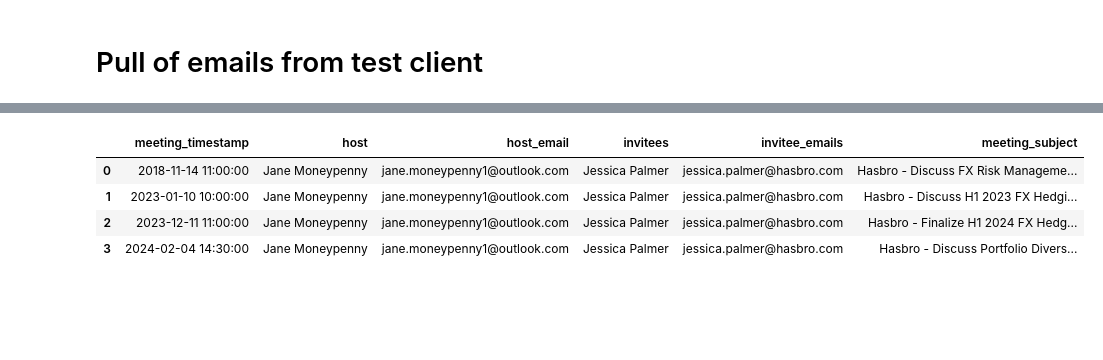
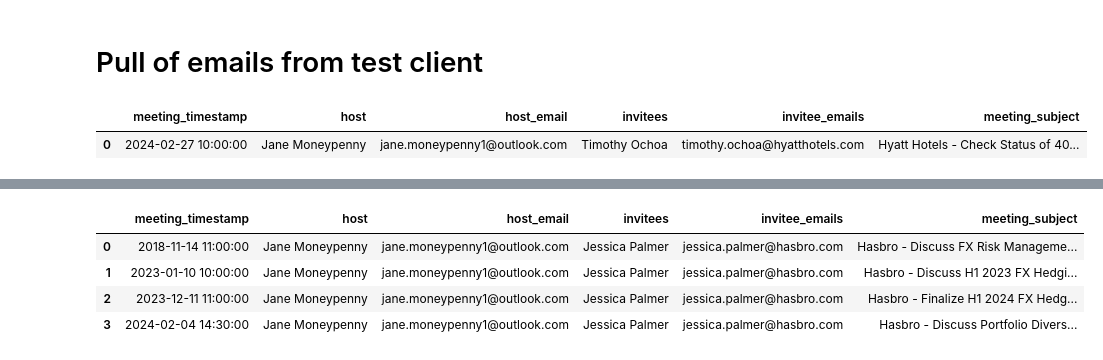
Before and after one commit to ConvoAI-Capstone-SpSu2025/currensee, a Jupyter notebook: notebooks/3.0-agent_development/3.0-lc-complete-graph-testing.ipynb, the cells around one changed output, grey strips where cells are left out. Saved outputs shown, nothing was run; the diff lists cells and outputs as text; code cells hidden in the pictures; blank space fills up the shorter version.

```diff
--- a/notebooks/3.0-agent_development/3.0-lc-complete-graph-testing.ipynb
+++ b/notebooks/3.0-agent_development/3.0-lc-complete-graph-testing.ipynb
@@ -152,6 +98,12 @@ DB_NAME = 'crm_outlook'
 engine = create_pg_engine(
    db_name=DB_NAME
 )
+# %%
+df_result = pd.read_sql("SELECT * FROM meeting_data where invitee_emails = 'timothy.ochoa@hyatthotels.com' order by meeting_timestamp desc ", con=engine)
+df_result
+# %% [output]
+|  | meeting_timestamp | host | host_email | invitees | invitee_emails | meeting_subject |
+| 0 | 2024-02-27 10:00:00 | Jane Moneypenny | jane.moneypenny1@outlook.com | Timothy Ochoa | timothy.ochoa@hyatthotels.com | Hyatt Hotels - Check Status of 40... |
 # %%
 df_result = pd.read_sql("SELECT * FROM meeting_data where invitee_emails = 'jennifer.phelps@aerovironment.com' ", con=engine)
 df_result
```
Also changed, not shown: parts of 13 cells of this notebook, 1 other file.
